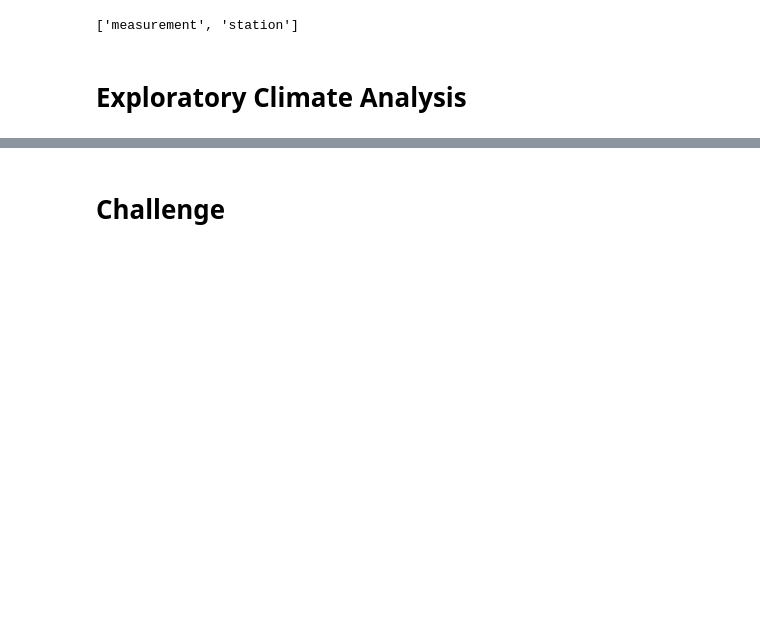
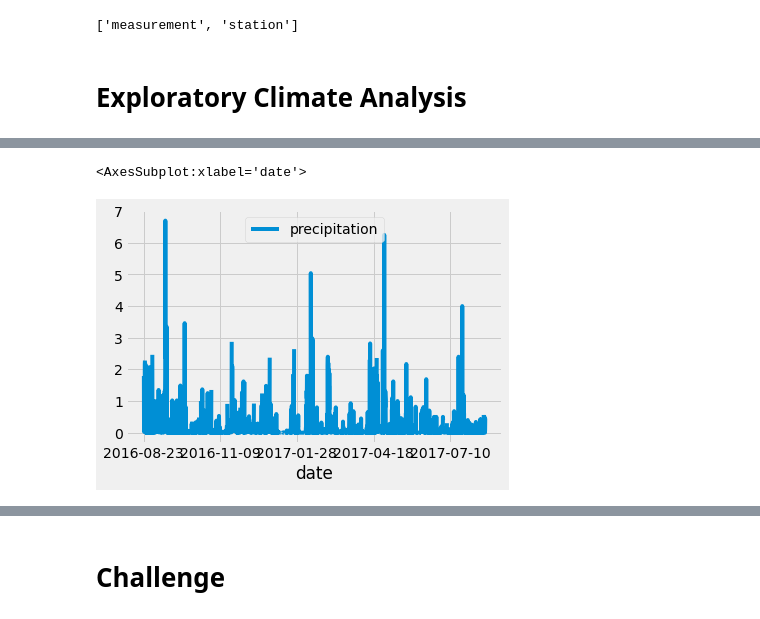
Before and after one commit to adavisfoy/Surfs_Up, a Jupyter notebook: climate_analysis.ipynb, the cells around one changed output, grey strips where cells are left out. Cells and saved outputs as stored; diff of their text form; code cells hidden in the pictures; blank space fills up the shorter version.

```diff
--- a/climate_analysis.ipynb
+++ b/climate_analysis.ipynb
@@ -59,0 +54,9 @@ session = Session(engine)
+# %%
+# Perform a query to retrieve the data and precipitation scores
+# Create a variable to store the results of the query
+# all queries in SQLAlchemy will use session.query() function - how we'll begin all of our queries in SQLAlchemy
+# Filter for correct date range with .filter
+# Extract results to a list with .all()
+results = []
+results = session.query(Measurement.date, Measurement.prcp).filter(Measurement.date >= prev_year).all()
+print(results)
@@ -59,0 +65,4 @@ session = Session(engine)
+# %%
+# Save the query results by putting in Pandas DataFrame
+df = pd.DataFrame(results, columns=['date','precipitation'])
+df.head(10)
@@ -59,0 +81,4 @@ session = Session(engine)
+# %%
+# set the index to the date column, but use same dataframe by using inplace=True
+df.set_index(df['date'], inplace=True)
+df.head(10)
@@ -59,0 +121,4 @@ session = Session(engine)
+# %%
+# Sort the dataframe by date
+df = df.sort_index()
+print(df.to_string(index=False))
@@ -60 +143,8 @@ session = Session(engine)
+# %%
+# Use Pandas Plotting with Matplotlib to plot the data
+# Plot will show total precipitation per day
+df.plot()
+# %% [output]
+<AxesSubplot:xlabel='date'>
+[figure, added]
 # %%
```
Also changed, not shown: parts of 7 cells of this notebook.
